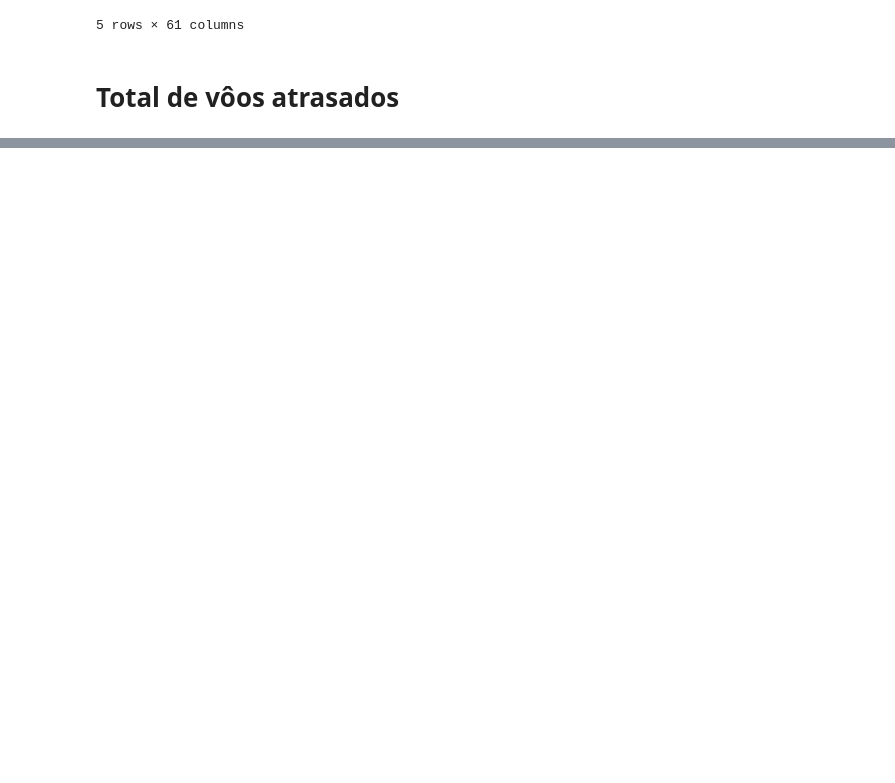
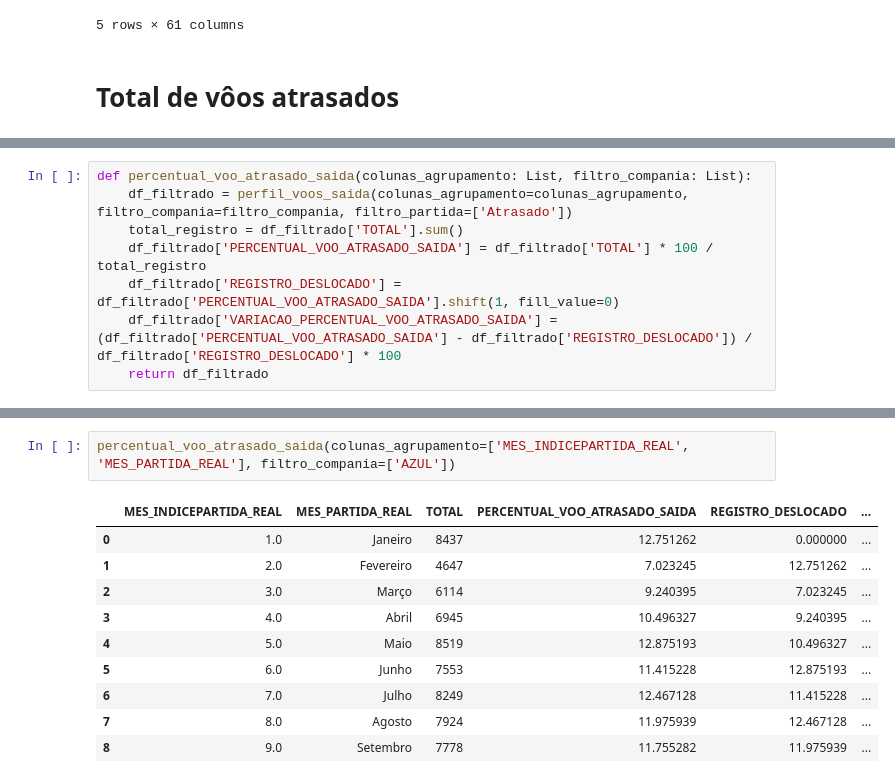
Before and after one commit to rodrigorocha1/dashboard_historico_voos, a Jupyter notebook: notebooks/analise_dos_dados.ipynb, the cells around one changed output, grey strips where cells are left out. Drawn from its saved outputs; the diff is of its cells as text; blank space fills up the shorter version.

```diff
--- a/notebooks/analise_dos_dados.ipynb
+++ b/notebooks/analise_dos_dados.ipynb
@@ -309,0 +366,8 @@ perfil_voos_partida_chegada(nm_coluna='PONTUALIDADE_VOO_CHEGADA')
+# %%
+def percentual_voo_atrasado_saida(colunas_agrupamento: List, filtro_compania: List):
+    df_filtrado = perfil_voos_saida(colunas_agrupamento=colunas_agrupamento, filtro_compania=filtro_compania, filtro_partida=['Atrasado'])
+    total_registro = df_filtrado['TOTAL'].sum()
+    df_filtrado['PERCENTUAL_VOO_ATRASADO_SAIDA'] = df_filtrado['TOTAL'] * 100 / total_registro
+    df_filtrado['REGISTRO_DESLOCADO'] = df_filtrado['PERCENTUAL_VOO_ATRASADO_SAIDA'].shift(1, fill_value=0)
+    df_filtrado['VARIACAO_PERCENTUAL_VOO_ATRASADO_SAIDA'] = (df_filtrado['PERCENTUAL_VOO_ATRASADO_SAIDA'] - df_filtrado['REGISTRO_DESLOCADO']) / df_filtrado['REGISTRO_DESLOCADO'] * 100
+    return df_filtrado
@@ -309,0 +398,13 @@ perfil_voos_partida_chegada(nm_coluna='PONTUALIDADE_VOO_CHEGADA')
+# %%
+percentual_voo_atrasado_saida(colunas_agrupamento=['MES_INDICEPARTIDA_REAL', 'MES_PARTIDA_REAL'], filtro_compania=['AZUL'])
+# %% [output]
+|  | MES_INDICEPARTIDA_REAL | MES_PARTIDA_REAL | TOTAL | PERCENTUAL_VOO_ATRASADO_SAIDA | REGISTRO_DESLOCADO | ... |
+| 0 | 1.0 | Janeiro | 8437 | 12.751262 | 0.000000 | ... |
+| 1 | 2.0 | Fevereiro | 4647 | 7.023245 | 12.751262 | ... |
+| 2 | 3.0 | Março | 6114 | 9.240395 | 7.023245 | ... |
+| 3 | 4.0 | Abril | 6945 | 10.496327 | 9.240395 | ... |
+| 4 | 5.0 | Maio | 8519 | 12.875193 | 10.496327 | ... |
+| 5 | 6.0 | Junho | 7553 | 11.415228 | 12.875193 | ... |
+| 6 | 7.0 | Julho | 8249 | 12.467128 | 11.415228 | ... |
+| 7 | 8.0 | Agosto | 7924 | 11.975939 | 12.467128 | ... |
+| 8 | 9.0 | Setembro | 7778 | 11.755282 | 11.975939 | ... |
```
Also changed, not shown: parts of 17 cells of this notebook.
